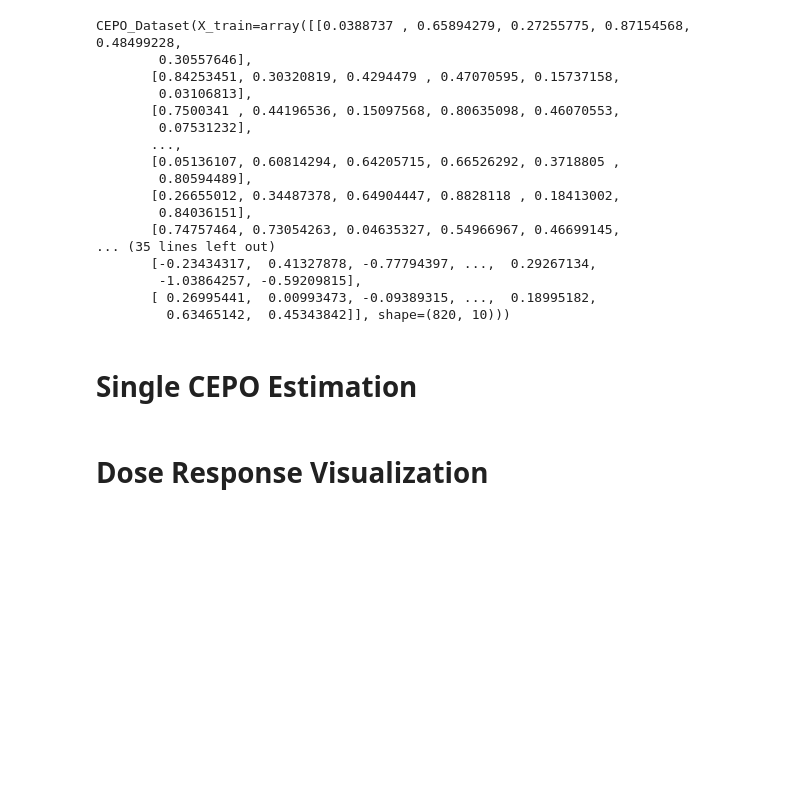
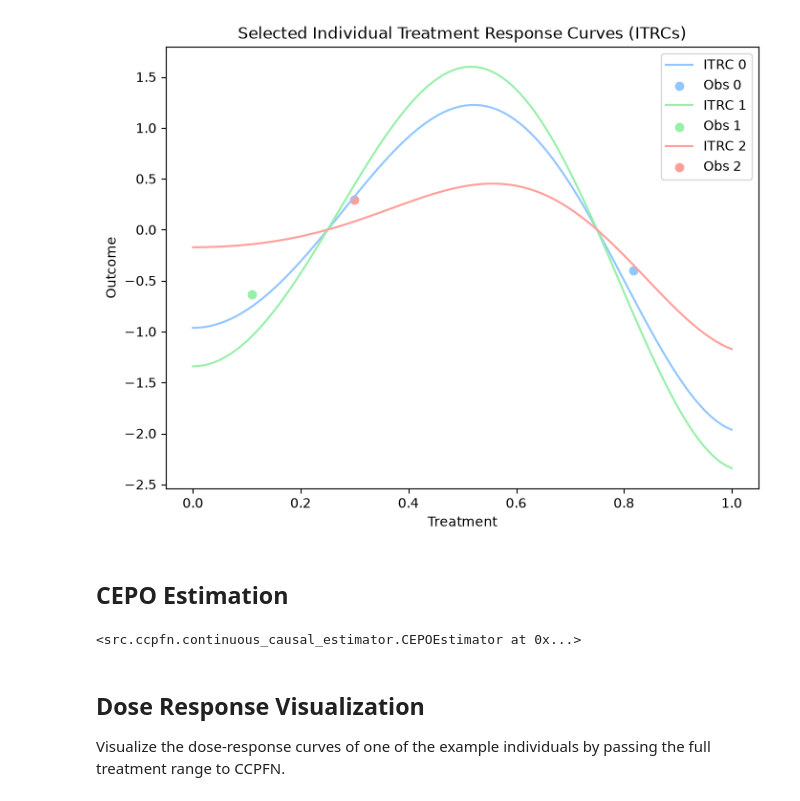
Before and after one commit to layer6ai-labs/CCPFN-inference, a Jupyter notebook: notebooks/01_example_usage.ipynb, the cells around one changed output. Cells and saved outputs as stored; diff of their text form; code cells hidden in the pictures; blank space fills up the shorter version.

Commit message:
Finish example notebook

```diff
--- a/notebooks/01_example_usage.ipynb
+++ b/notebooks/01_example_usage.ipynb
@@ -34,10 +24,10 @@ In this example, we demonstrate how to use CCPFN to predict individual treatment
 # %%
 # Generate data
+rng = np.random.default_rng(seed=42)
+admit = ADMIT(n_samples=4096)
 
-from src.ccpfn.benchmarks import ADMITDataset
+covariates, t_obs, y_obs = admit._generate_observational(rng)
 
-meta_dataset = ADMITDataset(
-    n_tables=1,
-    test_ratio=0.2,
-)
-data = meta_dataset[0][0]
+df = pd.concat([covariates, t_obs, y_obs], axis=1)
+df = df.rename(columns={0: "t_obs", 1: "y_obs"})
+df.head()
@@ -44,31 +41,32 @@ data = meta_dataset[0][0]
-# %%
-data
-# %% [output]
-CEPO_Dataset(X_train=array([[0.0388737 , 0.65894279, 0.27255775, 0.87154568, 0.48499228,
-        0.30557646],
-       [0.84253451, 0.30320819, 0.4294479 , 0.47070595, 0.15737158,
-        0.03106813],
-       [0.7500341 , 0.44196536, 0.15097568, 0.80635098, 0.46070553,
-        0.07531232],
-       ...,
-       [0.05136107, 0.60814294, 0.64205715, 0.66526292, 0.3718805 ,
-        0.80594489],
-       [0.26655012, 0.34487378, 0.64904447, 0.8828118 , 0.18413002,
-        0.84036151],
-       [0.74757464, 0.73054263, 0.04635327, 0.54966967, 0.46699145,
-... (35 lines left out)
-       [-0.23434317,  0.41327878, -0.77794397, ...,  0.29267134,
-        -1.03864257, -0.59209815],
-       [ 0.26995441,  0.00993473, -0.09389315, ...,  0.18995182,
-         0.63465142,  0.45343842]], shape=(820, 10)))
+# %%
+# Visualize synthetic data
+fig = plt.figure(figsize=(8, 6))
+
+t_grid = np.linspace(0, 1.0, 100)
+ids = rng.choice(range(len(df)), 3)
+
+for i, j in enumerate(ids):
+    # Plot treatment-response curves
+    plt.plot(t_grid, admit_scenario.dose_response(df.iloc[i], t_grid), label=f"ITRC {i}")
+    # Plot "observed" treatment/outcomes
+    plt.scatter(df.iloc[i]["t_obs"], df.iloc[i]["y_obs"], label=f"Obs {i}")
+
+plt.xlabel("Treatment")
+plt.ylabel("Outcome")
+plt.title("Selected Individual Treatment Response Curves (ITRCs)")
+plt.legend()
+plt.show()
+# %% [output]
+[figure, added]
 # %% [markdown]
-# Single CEPO Estimation
+## CEPO Estimation
 # %%
+# Fit CCPFN estimator
 estimator = CEPOEstimator(device=device)
 estimator.fit(
-    warfarin_dataset_cepo.X_train,
-    warfarin_dataset_cepo.t_train,
-    warfarin_dataset_cepo.y_train,
+    X=covariates.to_numpy(dtype=float),
+    t=t_obs.to_numpy(dtype=float),
+    y=y_obs.to_numpy(dtype=float),
 )
-
-estimated_cepos = estimator.estimate_cepos(warfarin_dataset_cepo.X_test, warfarin_dataset_cepo.t_test)
+# %% [output]
+<src.ccpfn.continuous_causal_estimator.CEPOEstimator at 0x...>
@@ -75,2 +82,4 @@ estimated_cepos = estimator.estimate_cepos(warfarin_dataset_cepo.X_test, warfari
 # %% [markdown]
-# Dose Response Visualization
+## Dose Response Visualization
+
+Visualize the dose-response curves of one of the example individuals by passing the full treatment range to CCPFN.
```
Also changed, not shown: parts of 8 cells of this notebook, 6 other files.
